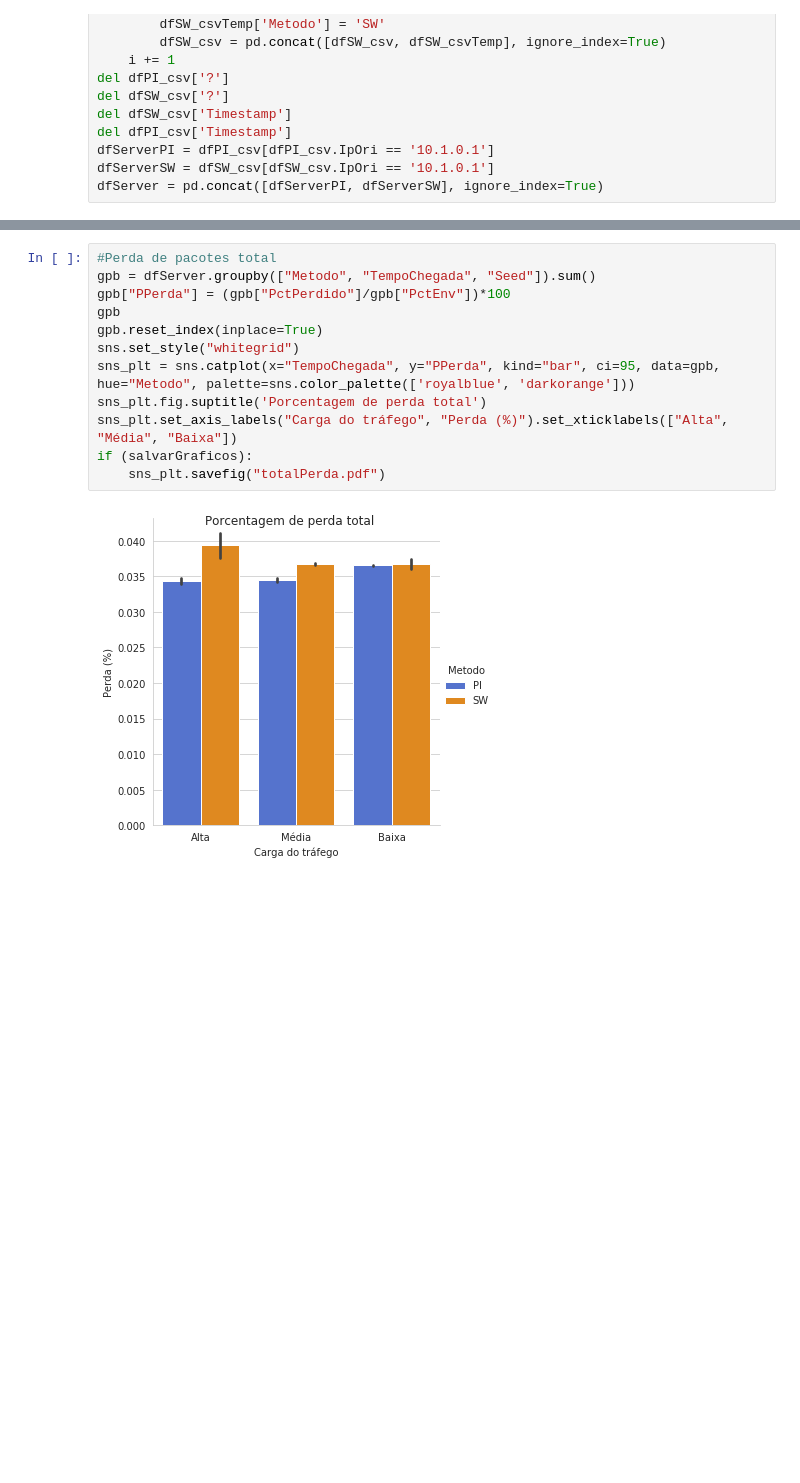
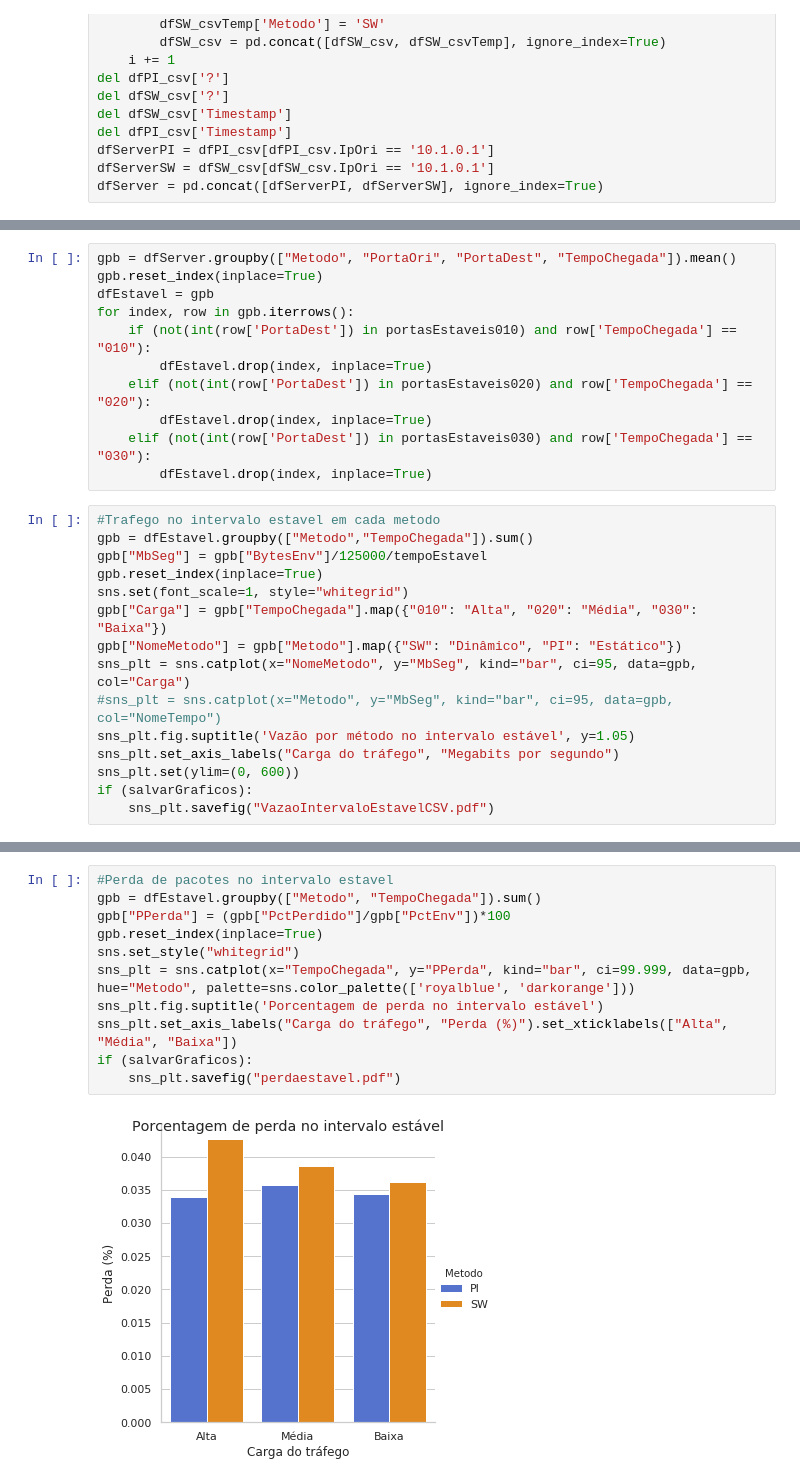
Before and after one commit to pedrobellotti/iperftestes, a Jupyter notebook: Scripts/teste.ipynb, the cells around one changed output, grey strips where cells are left out. Saved outputs shown, nothing was run; the diff lists cells and outputs as text; blank space fills up the shorter version.

Commit message:
Alterando codigo e gerando graficos

```diff
--- a/Scripts/teste.ipynb
+++ b/Scripts/teste.ipynb
@@ -158,0 +211,26 @@ if (salvarGraficos):
+# %%
+gpb = dfServer.groupby(["Metodo", "PortaOri", "PortaDest", "TempoChegada"]).mean()
+gpb.reset_index(inplace=True)
+dfEstavel = gpb
+for index, row in gpb.iterrows():
+    if (not(int(row['PortaDest']) in portasEstaveis010) and row['TempoChegada'] == "010"):
+        dfEstavel.drop(index, inplace=True)
+    elif (not(int(row['PortaDest']) in portasEstaveis020) and row['TempoChegada'] == "020"):
+        dfEstavel.drop(index, inplace=True)
+    elif (not(int(row['PortaDest']) in portasEstaveis030) and row['TempoChegada'] == "030"):
+        dfEstavel.drop(index, inplace=True)
+# %%
+#Trafego no intervalo estavel em cada metodo
+gpb = dfEstavel.groupby(["Metodo","TempoChegada"]).sum()
+gpb["MbSeg"] = gpb["BytesEnv"]/125000/tempoEstavel
+gpb.reset_index(inplace=True)
+sns.set(font_scale=1, style="whitegrid")
+gpb["Carga"] = gpb["TempoChegada"].map({"010": "Alta", "020": "Média", "030": "Baixa"})
+gpb["NomeMetodo"] = gpb["Metodo"].map({"SW": "Dinâmico", "PI": "Estático"})
+sns_plt = sns.catplot(x="NomeMetodo", y="MbSeg", kind="bar", ci=95, data=gpb, col="Carga")
+#sns_plt = sns.catplot(x="Metodo", y="MbSeg", kind="bar", ci=95, data=gpb, col="NomeTempo")
+sns_plt.fig.suptitle('Vazão por método no intervalo estável', y=1.05)
+sns_plt.set_axis_labels("Carga do tráfego", "Megabits por segundo")
+sns_plt.set(ylim=(0, 600))
+if (salvarGraficos):
+    sns_plt.savefig("VazaoIntervaloEstavelCSV.pdf")
@@ -159,14 +239,13 @@ if (salvarGraficos):
 # %%
-#Perda de pacotes total
-gpb = dfServer.groupby(["Metodo", "TempoChegada", "Seed"]).sum()
+#Perda de pacotes no intervalo estavel
+gpb = dfEstavel.groupby(["Metodo", "TempoChegada"]).sum()
 gpb["PPerda"] = (gpb["PctPerdido"]/gpb["PctEnv"])*100
-gpb
 gpb.reset_index(inplace=True)
 sns.set_style("whitegrid")
-sns_plt = sns.catplot(x="TempoChegada", y="PPerda", kind="bar", ci=95, data=gpb, hue="Metodo", palette=sns.color_palette(['royalblue', 'darkorange']))
-sns_plt.fig.suptitle('Porcentagem de perda total')
+sns_plt = sns.catplot(x="TempoChegada", y="PPerda", kind="bar", ci=99.999, data=gpb, hue="Metodo", palette=sns.color_palette(['royalblue', 'darkorange']))
+sns_plt.fig.suptitle('Porcentagem de perda no intervalo estável')
 sns_plt.set_axis_labels("Carga do tráfego", "Perda (%)").set_xticklabels(["Alta", "Média", "Baixa"])
 if (salvarGraficos):
-    sns_plt.savefig("totalPerda.pdf")
+    sns_plt.savefig("perdaestavel.pdf")
 # %% [output]
-[figure, old version]
+[figure, new version]
```
Also changed, not shown: parts of 19 cells of this notebook, 11 other files.
